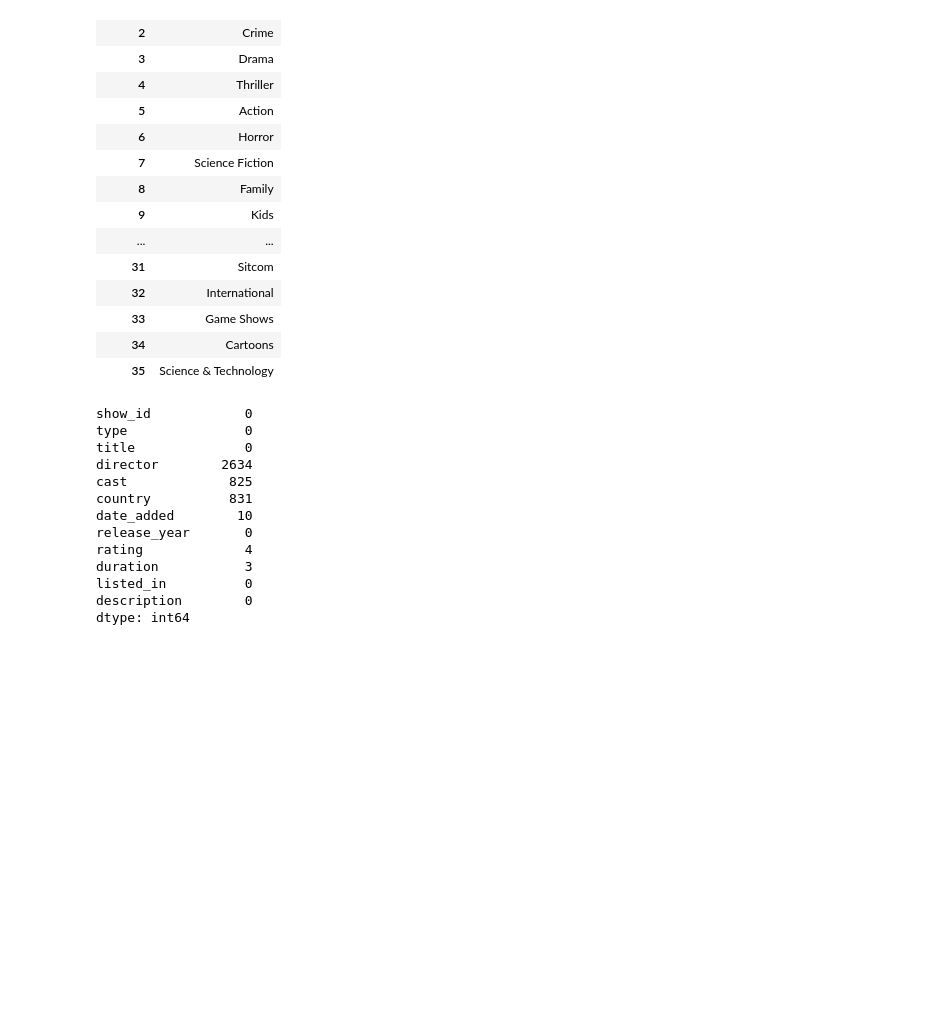
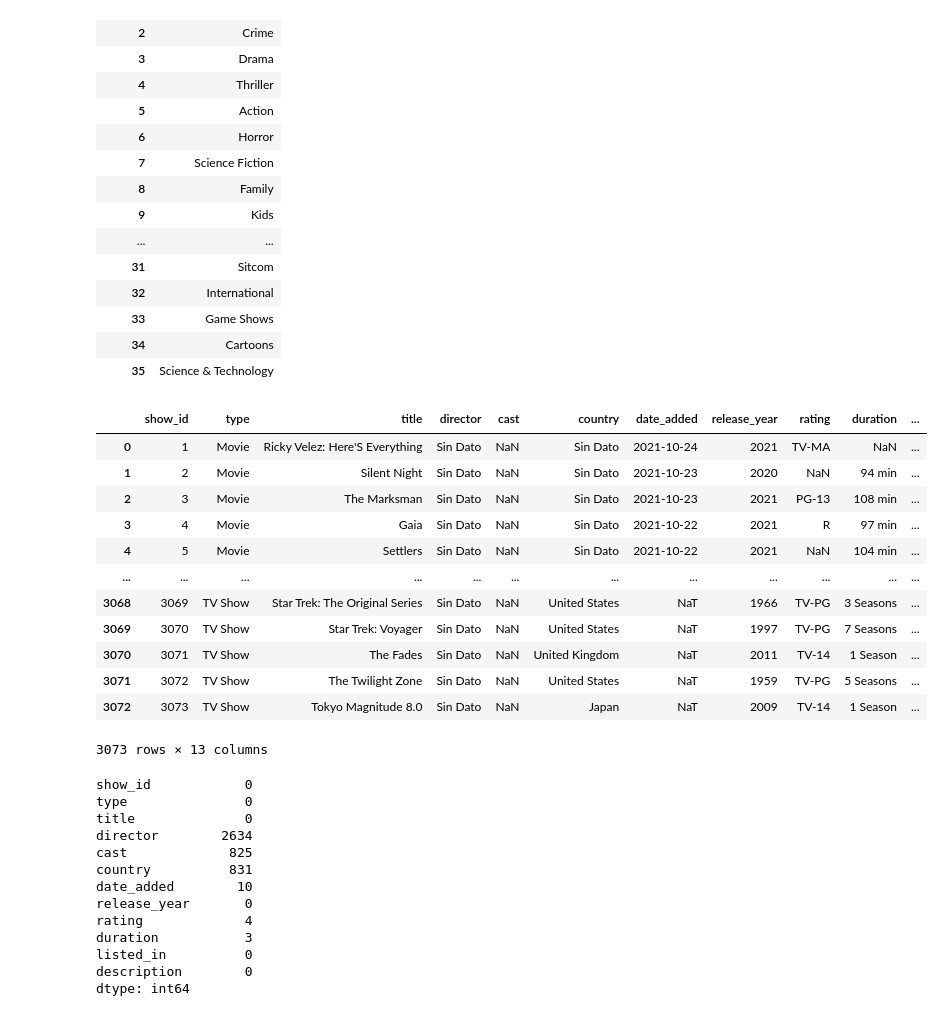
Before and after one commit to fcori47/PI01_DATA05, a Jupyter notebook: pi_engineer.ipynb, the cells around one changed output. Saved outputs shown, nothing was run; the diff lists cells and outputs as text; code cells hidden in the pictures; blank space fills up the shorter version.

Commit message:
se completo el etl preliminar de los cuatro dataframes, ahora toca retocar algunos detalles para facilitar el uso de la Api

```diff
--- a/pi_engineer.ipynb
+++ b/pi_engineer.ipynb
@@ -710,6 +710,23 @@ all_listed_in_hulu_df
 | 33 | Game Shows |
 | 34 | Cartoons |
 | 35 | Science & Technology |
+# %%
+hulu_titles['platform'] = 'Hulu'
+hulu_titles
+# %% [output]
+|  | show_id | type | title | director | cast | country | date_added | release_year | rating | duration | ... |
+| 0 | 1 | Movie | Ricky Velez: Here'S Everything | Sin Dato | NaN | Sin Dato | 2021-10-24 | 2021 | TV-MA | NaN | ... |
+| 1 | 2 | Movie | Silent Night | Sin Dato | NaN | Sin Dato | 2021-10-23 | 2020 | NaN | 94 min | ... |
+| 2 | 3 | Movie | The Marksman | Sin Dato | NaN | Sin Dato | 2021-10-23 | 2021 | PG-13 | 108 min | ... |
+| 3 | 4 | Movie | Gaia | Sin Dato | NaN | Sin Dato | 2021-10-22 | 2021 | R | 97 min | ... |
+| 4 | 5 | Movie | Settlers | Sin Dato | NaN | Sin Dato | 2021-10-22 | 2021 | NaN | 104 min | ... |
+| ... | ... | ... | ... | ... | ... | ... | ... | ... | ... | ... | ... |
+| 3068 | 3069 | TV Show | Star Trek: The Original Series | Sin Dato | NaN | United States | NaT | 1966 | TV-PG | 3 Seasons | ... |
+| 3069 | 3070 | TV Show | Star Trek: Voyager | Sin Dato | NaN | United States | NaT | 1997 | TV-PG | 7 Seasons | ... |
+| 3070 | 3071 | TV Show | The Fades | Sin Dato | NaN | United Kingdom | NaT | 2011 | TV-14 | 1 Season | ... |
+| 3071 | 3072 | TV Show | The Twilight Zone | Sin Dato | NaN | United States | NaT | 1959 | TV-PG | 5 Seasons | ... |
+| 3072 | 3073 | TV Show | Tokyo Magnitude 8.0 | Sin Dato | NaN | Japan | NaT | 2009 | TV-14 | 1 Season | ... |
+3073 rows × 13 columns
 # %%
 #Se termina el ETL preliminar de el dataframe de Hulu y se comienza con el de Netflix, viendo sus valores faltantes por columna
 
```
Also changed, not shown: parts of 14 cells of this notebook.
